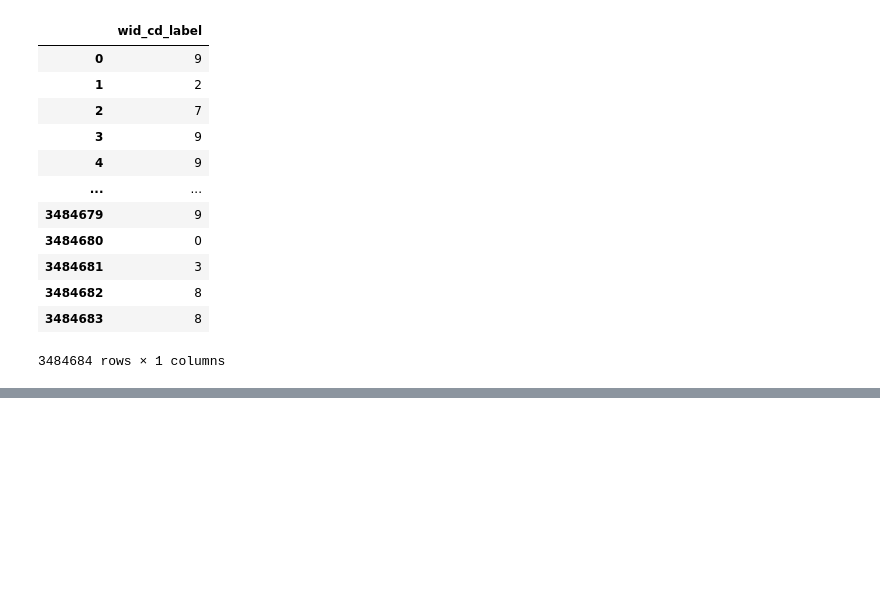
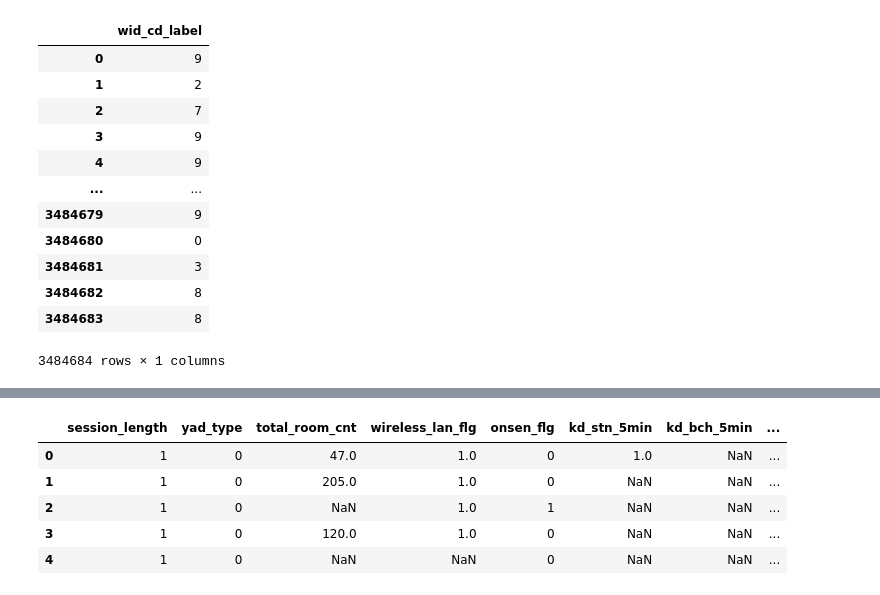
Before and after one commit to yukkin1204/Data-Science-Competition, a Jupyter notebook: atmaCup/#16 in collaboration with RECRUIT/#1_lightGBM_base.ipynb, the cells around one changed output, grey strips where cells are left out. Cells and saved outputs as stored; diff of their text form; code cells hidden in the pictures; blank space fills up the shorter version.

```diff
--- a/atmaCup/#16 in collaboration with RECRUIT/#1_lightGBM_base.ipynb
+++ b/atmaCup/#16 in collaboration with RECRUIT/#1_lightGBM_base.ipynb
@@ -388,3 +406,12 @@ test... 2.160[s]
+# %%
+test_feat_df.head()
+# %% [output]
+|  | session_length | yad_type | total_room_cnt | wireless_lan_flg | onsen_flg | kd_stn_5min | kd_bch_5min | ... |
+| 0 | 1 | 0 | 47.0 | 1.0 | 0 | 1.0 | NaN | ... |
+| 1 | 1 | 0 | 205.0 | 1.0 | 0 | NaN | NaN | ... |
+| 2 | 1 | 0 | NaN | 1.0 | 1 | NaN | NaN | ... |
+| 3 | 1 | 0 | 120.0 | 1.0 | 0 | NaN | NaN | ... |
+| 4 | 1 | 0 | NaN | NaN | 0 | NaN | NaN | ... |
 # %%
 from sklearn.model_selection import GroupKFold
 
```
Also changed, not shown: parts of 12 cells of this notebook.
